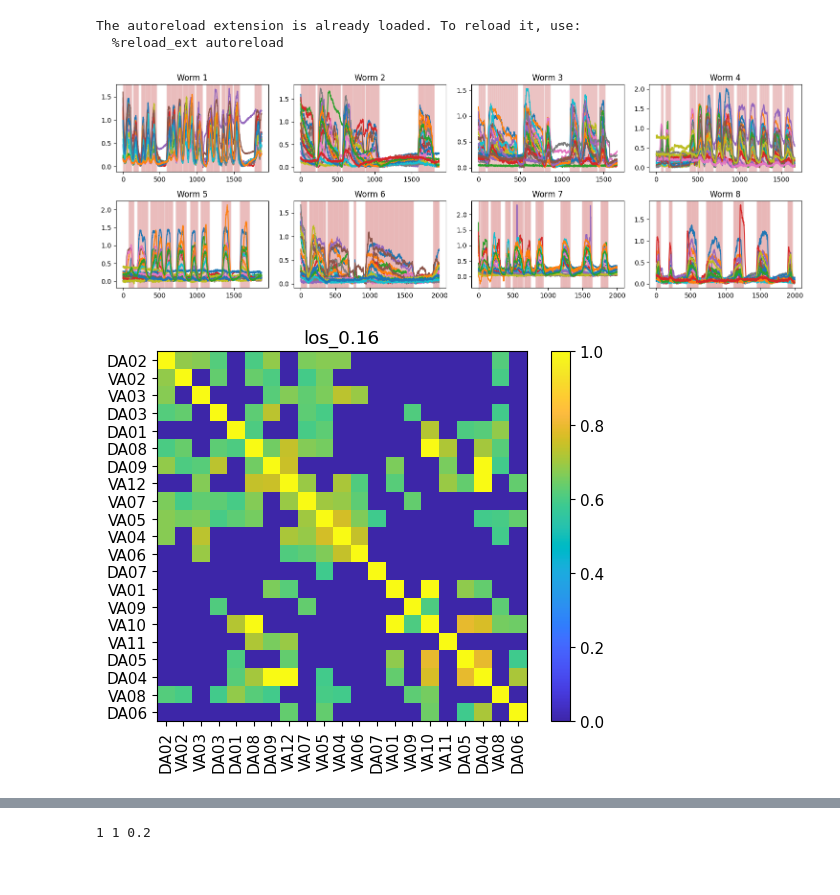
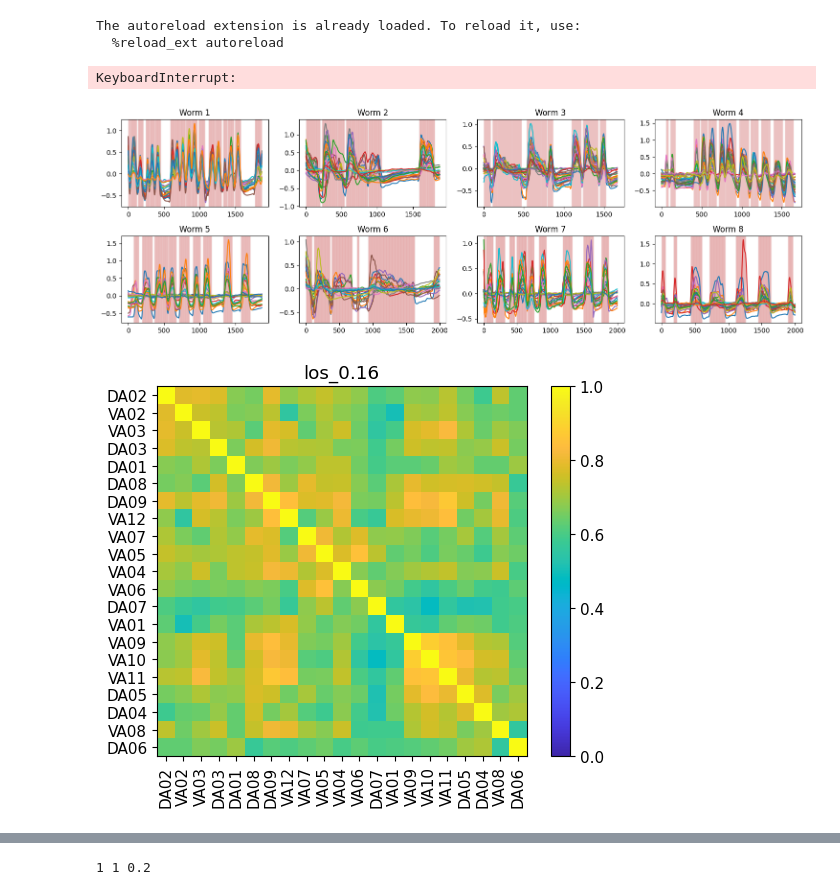
Before and after one commit to ialireza13/c_elegans_neural_network, a Jupyter notebook: handson.ipynb, the cells around one changed output, grey strips where cells are left out. Saved outputs shown, nothing was run; the diff lists cells and outputs as text; code cells hidden in the pictures.

```diff
--- a/handson.ipynb
+++ b/handson.ipynb
@@ -22,13 +22,15 @@ The autoreload extension is already loaded. To reload it, use:
 input_file = 'dataset/old'
 
 
-worm_dicts = read_input_mat_file(input_file, remove_trend=False, smooth_spikes=False, mean_zero=False)
+worm_dicts = read_input_mat_file(input_file, remove_trend=True, smooth_spikes=True, mean_zero=True, meanmax_thresh=None)
 # worm_dicts[0]['annot'][480:595] = 1
 # worm_dicts[0]['annot'][1600:] = 1
 # worm_dicts[1]['annot'][875:] = 1
 # worm_dicts[3]['annot'][:500] = 1
 
-# averaged_results = calculate_metrics(worm_dicts, use_annotations = True, return_average = True)
+averaged_results = calculate_metrics(worm_dicts, use_annotations = True, return_average = True)
+# %% [output]
+KeyboardInterrupt:
 # %%
 fig, ax = plt.subplots(2, 4, figsize=(15, 5))
 ax = ax.flatten()
@@ -45,7 +47,7 @@ for i, worm_dict in enumerate(worm_dicts):
 
 plt.tight_layout()
 # %% [output]
-[figure, old version]
+[figure, new version]
 # %%
 pairs = list(set(averaged_results.keys()))
 
@@ -79,14 +81,14 @@ for metric in averaged_results[pairs[0]]:
 # %%
 plt.rcParams.update({'font.size': 11})
 
 metric = 'los_0.16'
 # metric = 'pearson'
 # plt.imshow(np.where(matrices[metric]>0.64, matrices[metric], 0), cmap=cmap, vmin=0, vmax=1)
-plt.imshow(modified_matrices[metric], cmap=cmap, vmin=0, vmax=1)
+plt.imshow(matrices[metric], cmap=cmap, vmin=0, vmax=1)
 # plt.imshow(matrices[metric], cmap=cmap, vmin=0, vmax=1)
 plt.xticks(range(len(all_neurons)), all_neurons, rotation=90)
 plt.yticks(range(len(all_neurons)), all_neurons)
 plt.title(metric)
 plt.colorbar();
 # %% [output]
-[figure, old version]
+[figure, new version]
```
Also changed, not shown: parts of 23 cells of this notebook.
